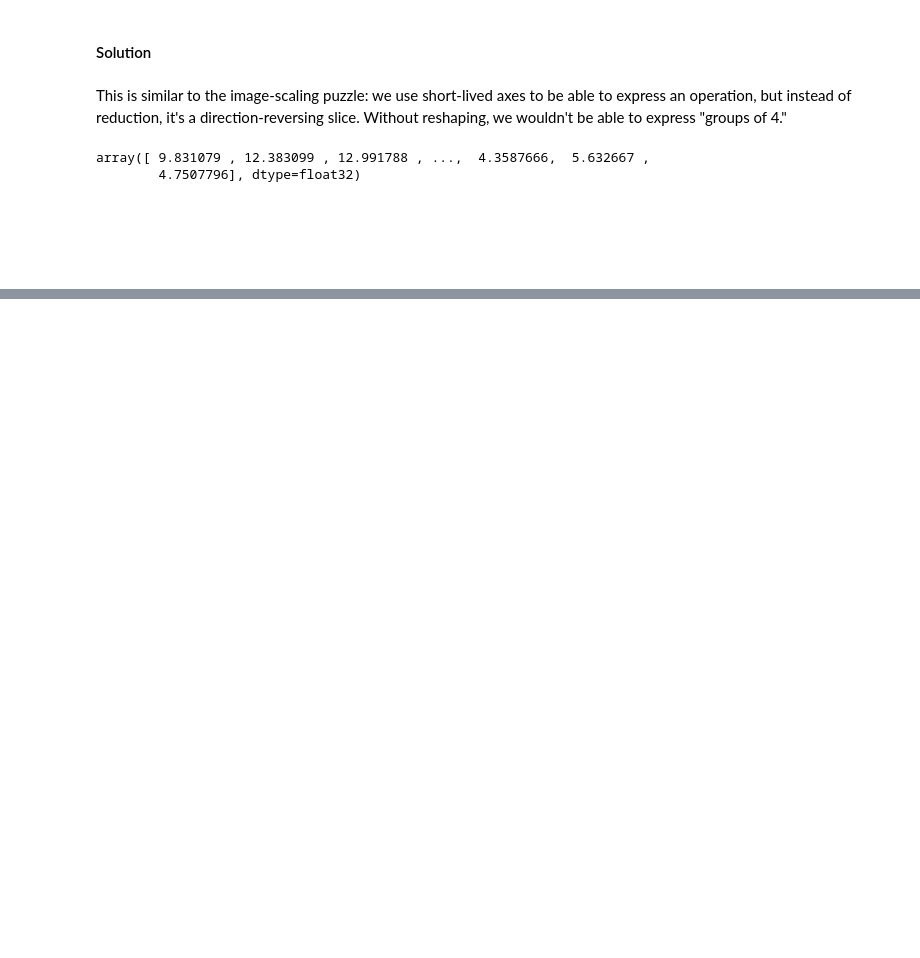
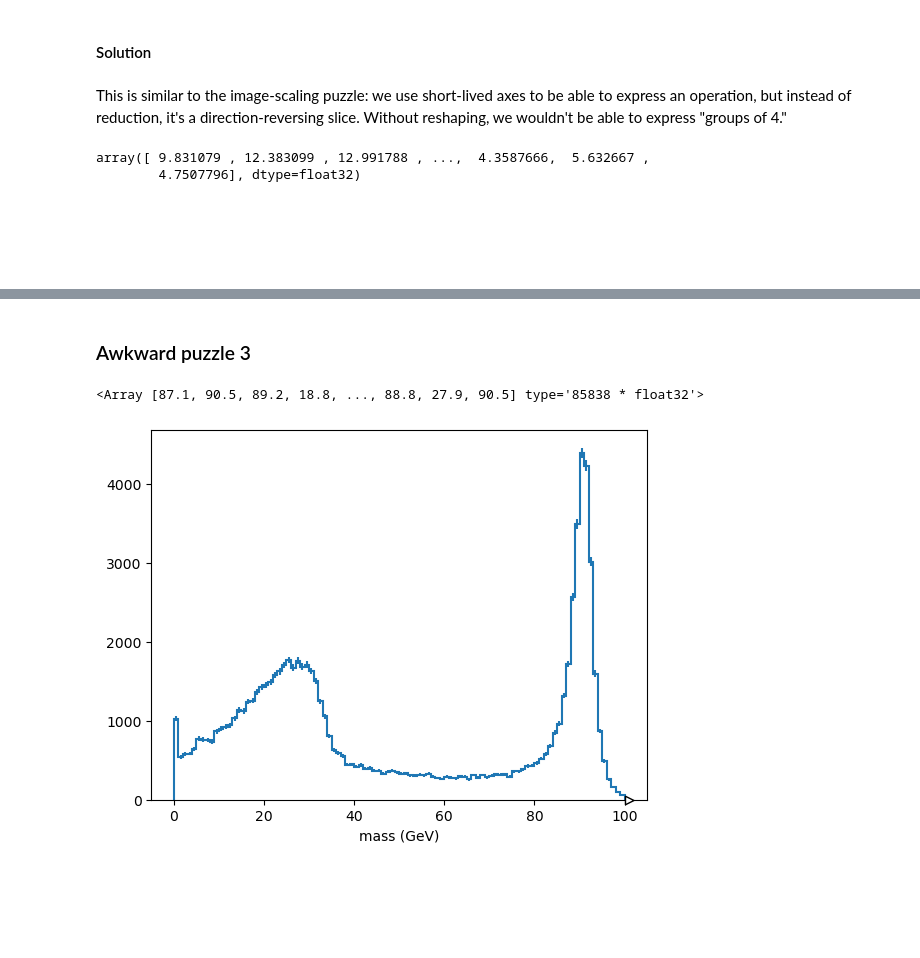
Before and after one commit to jpivarski-talks/2024-06-20-uscms-princeton-tutorial, a Jupyter notebook: site/files/answers-NO-PEEKING.ipynb, the cells around one changed output, grey strips where cells are left out. Saved outputs shown, nothing was run; the diff lists cells and outputs as text; code cells hidden in the pictures; blank space fills up the shorter version.

```diff
--- a/site/files/answers-NO-PEEKING.ipynb
+++ b/site/files/answers-NO-PEEKING.ipynb
@@ -139,0 +142,3 @@ array([ 9.831079 , 12.383099 , 12.991788 , ...,  4.3587666,  5.632667 ,
+# %%
+with uproot.open("data/SMHiggsToZZTo4L.root") as file:
+    dataset = file["Events"].arrays()
@@ -139,0 +191,2 @@ array([ 9.831079 , 12.383099 , 12.991788 , ...,  4.3587666,  5.632667 ,
+# %% [markdown]
+### Awkward puzzle 3
@@ -139,0 +201,23 @@ array([ 9.831079 , 12.383099 , 12.991788 , ...,  4.3587666,  5.632667 ,
+# %%
+muons = ak.zip({
+    "pt": dataset.Muon_pt,
+    "phi": dataset.Muon_phi,
+    "eta": dataset.Muon_eta,
+    "mass": dataset.Muon_mass,
+    "charge": dataset.Muon_charge,
+}, with_name="Momentum4D")
+# %%
+selected_muons = muons[ak.num(muons) == 2]
+# %%
+result = (selected_muons[:, 0] + selected_muons[:, 1]).mass
+result
+# %% [output]
+<Array [87.1, 90.5, 89.2, 18.8, ..., 88.8, 27.9, 90.5] type='85838 * float32'>
+# %%
+Hist.new.Reg(100, 0, 100, name="mass (GeV)").Double().fill(
+    result
+).plot();
+# %% [output]
+[figure, added]
+# %% [markdown]
+<br><br><br>
```
Also changed, not shown: parts of 23 cells of this notebook, 2 other files.
